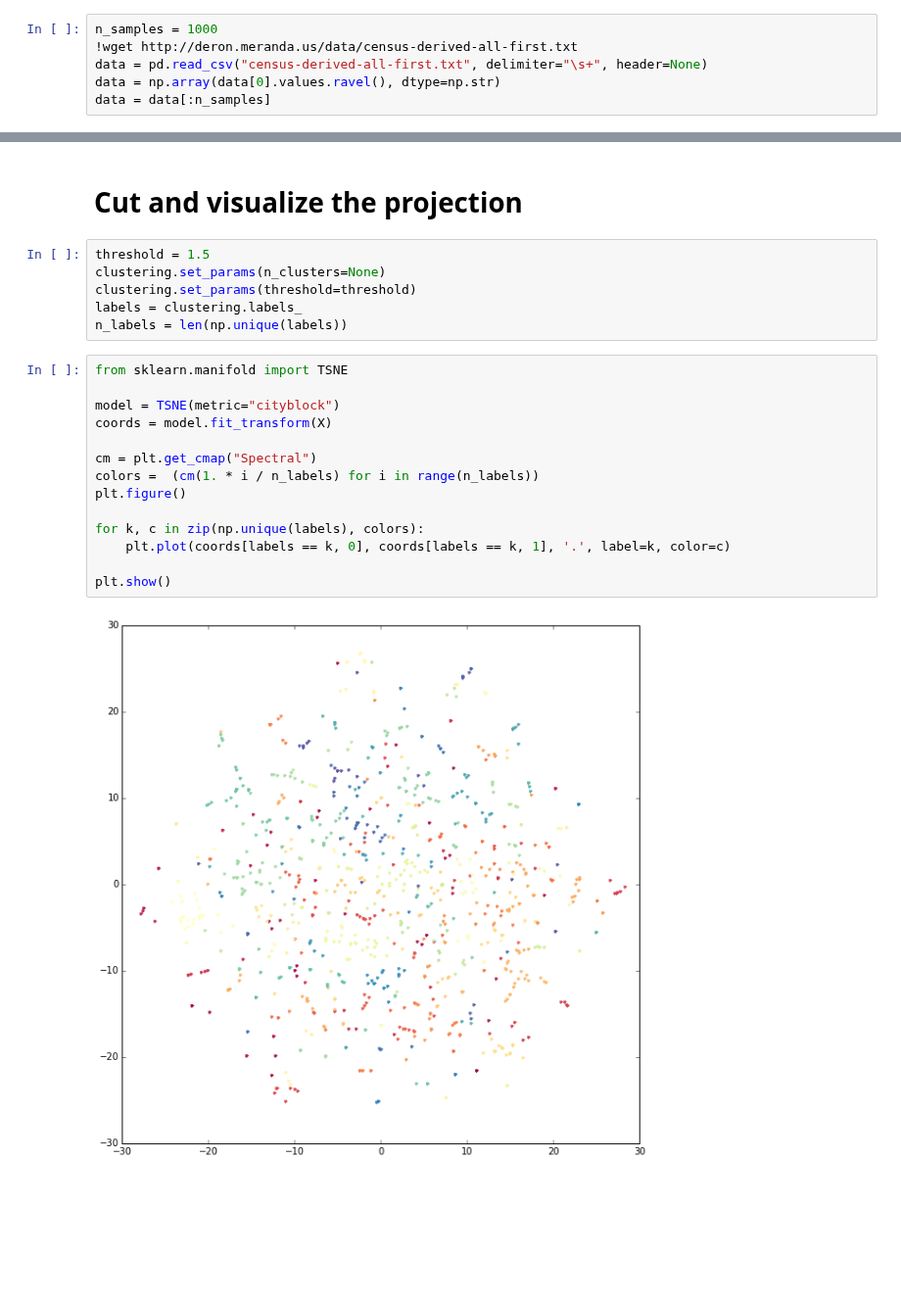
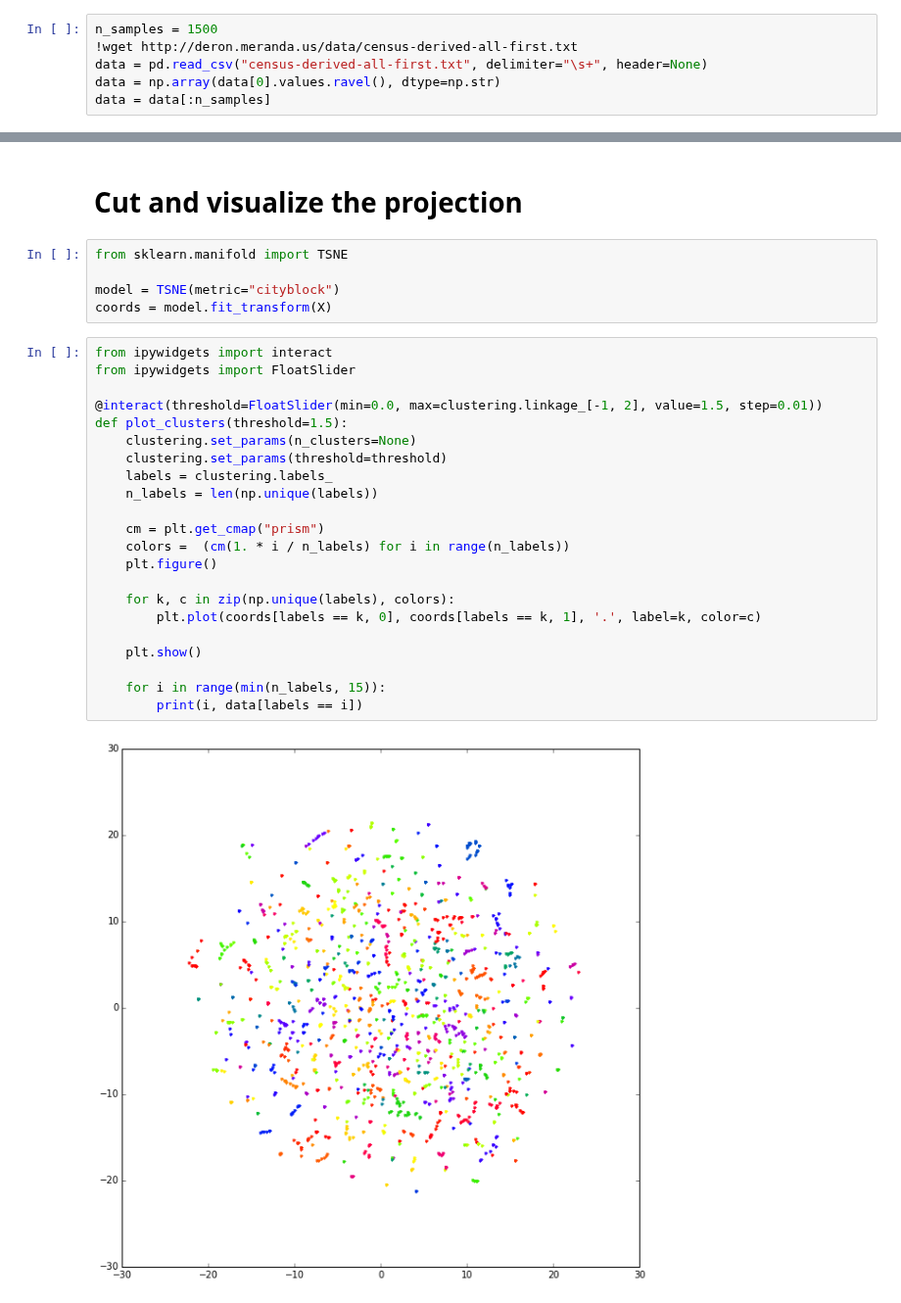
Before and after one commit to glouppe/notebooks, a Jupyter notebook: Clustering personal names.ipynb, the cells around one changed output, grey strips where cells are left out. Shown at 98% size. Cells and saved outputs as stored; diff of their text form; blank space fills up the shorter version.

```diff
--- a/Clustering personal names.ipynb
+++ b/Clustering personal names.ipynb
@@ -10,7 +10,7 @@ import pandas as pd
 # %% [markdown]
 # Load and convert data
 # %%
-n_samples = 1000
+n_samples = 1500
 !wget http://deron.meranda.us/data/census-derived-all-first.txt
 data = pd.read_csv("census-derived-all-first.txt", delimiter="\s+", header=None)
 data = np.array(data[0].values.ravel(), dtype=np.str)
@@ -71,24 +70,31 @@ plt.matshow(X_aff, cmap=plt.cm.Reds)
 # %% [markdown]
 # Cut and visualize the projection
-# %%
-threshold = 1.5
-clustering.set_params(n_clusters=None)
-clustering.set_params(threshold=threshold)
-labels = clustering.labels_
-n_labels = len(np.unique(labels))
+# %%
+from sklearn.manifold import TSNE
+
+model = TSNE(metric="cityblock")
+coords = model.fit_transform(X)
 # %%
-from sklearn.manifold import TSNE
+from ipywidgets import interact
+from ipywidgets import FloatSlider
 
-model = TSNE(metric="cityblock")
-coords = model.fit_transform(X)
+@interact(threshold=FloatSlider(min=0.0, max=clustering.linkage_[-1, 2], value=1.5, step=0.01))
+def plot_clusters(threshold=1.5):
+    clustering.set_params(n_clusters=None)
+    clustering.set_params(threshold=threshold)
+    labels = clustering.labels_
+    n_labels = len(np.unique(labels))
 
-cm = plt.get_cmap("Spectral")
-colors =  (cm(1. * i / n_labels) for i in range(n_labels))
-plt.figure()
+    cm = plt.get_cmap("prism")
+    colors =  (cm(1. * i / n_labels) for i in range(n_labels))
+    plt.figure()
 
-for k, c in zip(np.unique(labels), colors):
-    plt.plot(coords[labels == k, 0], coords[labels == k, 1], '.', label=k, color=c)
+    for k, c in zip(np.unique(labels), colors):
+        plt.plot(coords[labels == k, 0], coords[labels == k, 1], '.', label=k, color=c)
 
-plt.show()
+    plt.show()
+
+    for i in range(min(n_labels, 15)):
+        print(i, data[labels == i])
 # %% [output]
-[figure, old version]
+[figure, new version]
```
Also changed, not shown: parts of 5 cells of this notebook.
